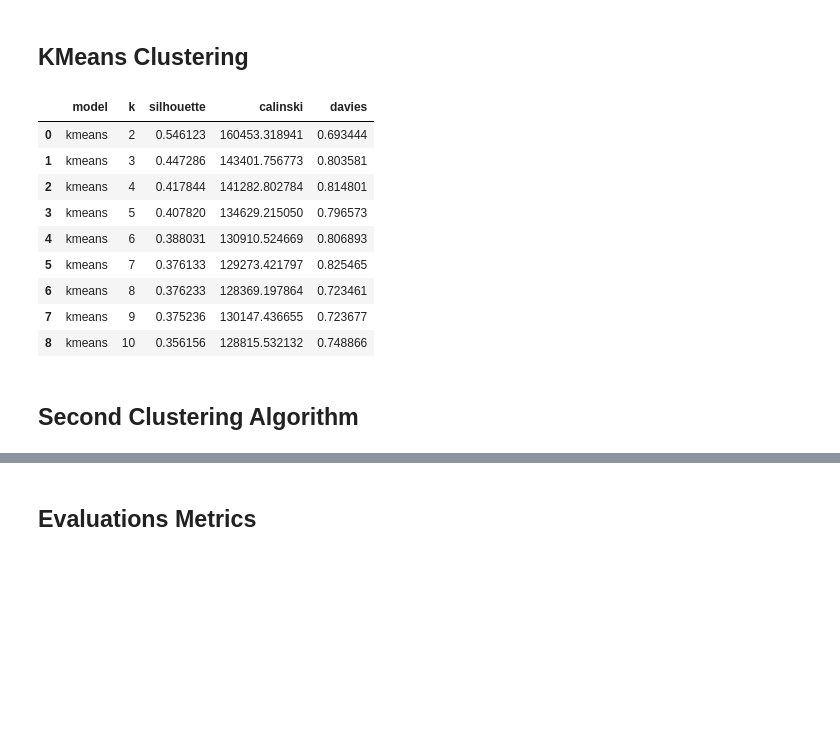
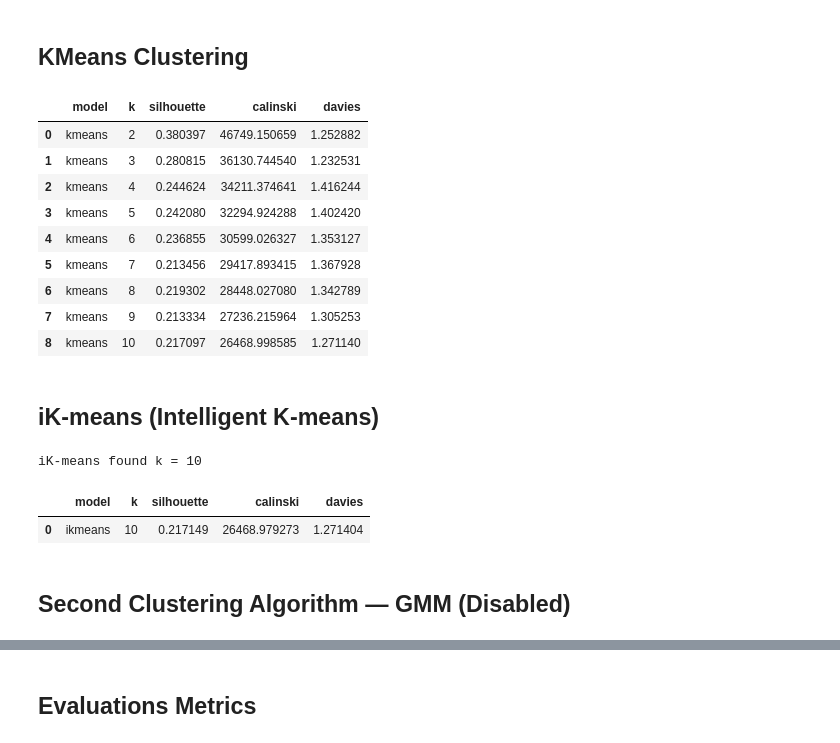
Before and after one commit to alexandreffs/UnsupervisedLearningProj, a Jupyter notebook: project.ipynb, the cells around one changed output, grey strips where cells are left out. Cells and saved outputs as stored; diff of their text form; code cells hidden in the pictures; blank space fills up the shorter version.

```diff
--- a/project.ipynb
+++ b/project.ipynb
@@ -275,49 +358,81 @@ df.head()
 # %%
 from sklearn.cluster import KMeans
 from sklearn.metrics import silhouette_score, calinski_harabasz_score, davies_bouldin_score
-
-cluster_features = [
-    "adr",
-    "total_nights",
-    "lead_time",
-    "total_of_special_requests",
-]
-
-X = df[cluster_features].copy()
 
 k_values = range(2, 11)
 
 results_kmeans = []
 
 for k in k_values:
     kmeans = KMeans(n_clusters=k, random_state=42, n_init=10)
-    labels = kmeans.fit_predict(X)
+    labels = kmeans.fit_predict(X_v2_scaled)
 
-    silhouette = silhouette_score(X, labels)
-    ch_score = calinski_harabasz_score(X, labels)
-    db_score = davies_bouldin_score(X, labels)
+    silhouette = silhouette_score(X_v2_scaled, labels)
+    ch_score = calinski_harabasz_score(X_v2_scaled, labels)
+    db_score = davies_bouldin_score(X_v2_scaled, labels)
 
     results_kmeans.append({
         "model": "kmeans",
         "k": k,
         "silhouette": silhouette,
         "calinski": ch_score,
         "davies": db_score
     })
 
 results_kmeans = pd.DataFrame(results_kmeans)
 results_kmeans
 # %% [output]
 |  | model | k | silhouette | calinski | davies |
-| 0 | kmeans | 2 | 0.546123 | 160453.318941 | 0.693444 |
-| 1 | kmeans | 3 | 0.447286 | 143401.756773 | 0.803581 |
-| 2 | kmeans | 4 | 0.417844 | 141282.802784 | 0.814801 |
-| 3 | kmeans | 5 | 0.407820 | 134629.215050 | 0.796573 |
-| 4 | kmeans | 6 | 0.388031 | 130910.524669 | 0.806893 |
-| 5 | kmeans | 7 | 0.376133 | 129273.421797 | 0.825465 |
-| 6 | kmeans | 8 | 0.376233 | 128369.197864 | 0.723461 |
-| 7 | kmeans | 9 | 0.375236 | 130147.436655 | 0.723677 |
-| 8 | kmeans | 10 | 0.356156 | 128815.532132 | 0.748866 |
+| 0 | kmeans | 2 | 0.380397 | 46749.150659 | 1.252882 |
+| 1 | kmeans | 3 | 0.280815 | 36130.744540 | 1.232531 |
+| 2 | kmeans | 4 | 0.244624 | 34211.374641 | 1.416244 |
+| 3 | kmeans | 5 | 0.242080 | 32294.924288 | 1.402420 |
+| 4 | kmeans | 6 | 0.236855 | 30599.026327 | 1.353127 |
+| 5 | kmeans | 7 | 0.213456 | 29417.893415 | 1.367928 |
+| 6 | kmeans | 8 | 0.219302 | 28448.027080 | 1.342789 |
+| 7 | kmeans | 9 | 0.213334 | 27236.215964 | 1.305253 |
+| 8 | kmeans | 10 | 0.217097 | 26468.998585 | 1.271140 |
+# %% [markdown]
+## **iK-means (Intelligent K-means)**
+# %%
+def ikmeans(X, max_k=10, random_state=42):
+    """iK-means (Mirkin 2005): finds k automatically via anomalous cluster seeding."""
+    X = np.array(X, dtype=float)
+    S, centers = X.copy(), []
+
+    for _ in range(max_k - 1):
+        if len(S) < 2:
+            break
+        g = S.mean(axis=0)
+        a = S[np.argmax(np.sum((S - g) ** 2, axis=1))]
+        km = KMeans(n_clusters=2, init=np.array([a, 2*g - a]), n_init=1, random_state=random_state)
+        lbl = km.fit_predict(S)
+        ano = 0 if np.sum((km.cluster_centers_[0]-g)**2) >= np.sum((km.cluster_centers_[1]-g)**2) else 1
+        centers.append(km.cluster_centers_[ano])
+        S = S[lbl != ano]
+
+    centers.append(S.mean(axis=0))
+    k = len(centers)
+    labels = KMeans(n_clusters=k, init=np.array(centers), n_init=1, random_state=random_state).fit_predict(X)
+    return labels, k
+
+ik_labels, ik_k = ikmeans(X_v2_scaled)
+
+ik_silhouette = silhouette_score(X_v2_scaled, ik_labels)
+ik_calinski   = calinski_harabasz_score(X_v2_scaled, ik_labels)
+ik_davies     = davies_bouldin_score(X_v2_scaled, ik_labels)
+
+print(f"iK-means found k = {ik_k}")
+
+results_ikmeans = pd.DataFrame([{
+    "model": "ikmeans", "k": ik_k,
+    "silhouette": ik_silhouette, "calinski": ik_calinski, "davies": ik_davies
+}])
+results_ikmeans
+# %% [output]
+iK-means found k = 10
+|  | model | k | silhouette | calinski | davies |
+| 0 | ikmeans | 10 | 0.217149 | 26468.979273 | 1.271404 |
 # %% [markdown]
-## **Second Clustering Algorithm**
+## **Second Clustering Algorithm — GMM (Disabled)**
 # %%
```
Also changed, not shown: parts of 14 cells of this notebook, 8 other files.
